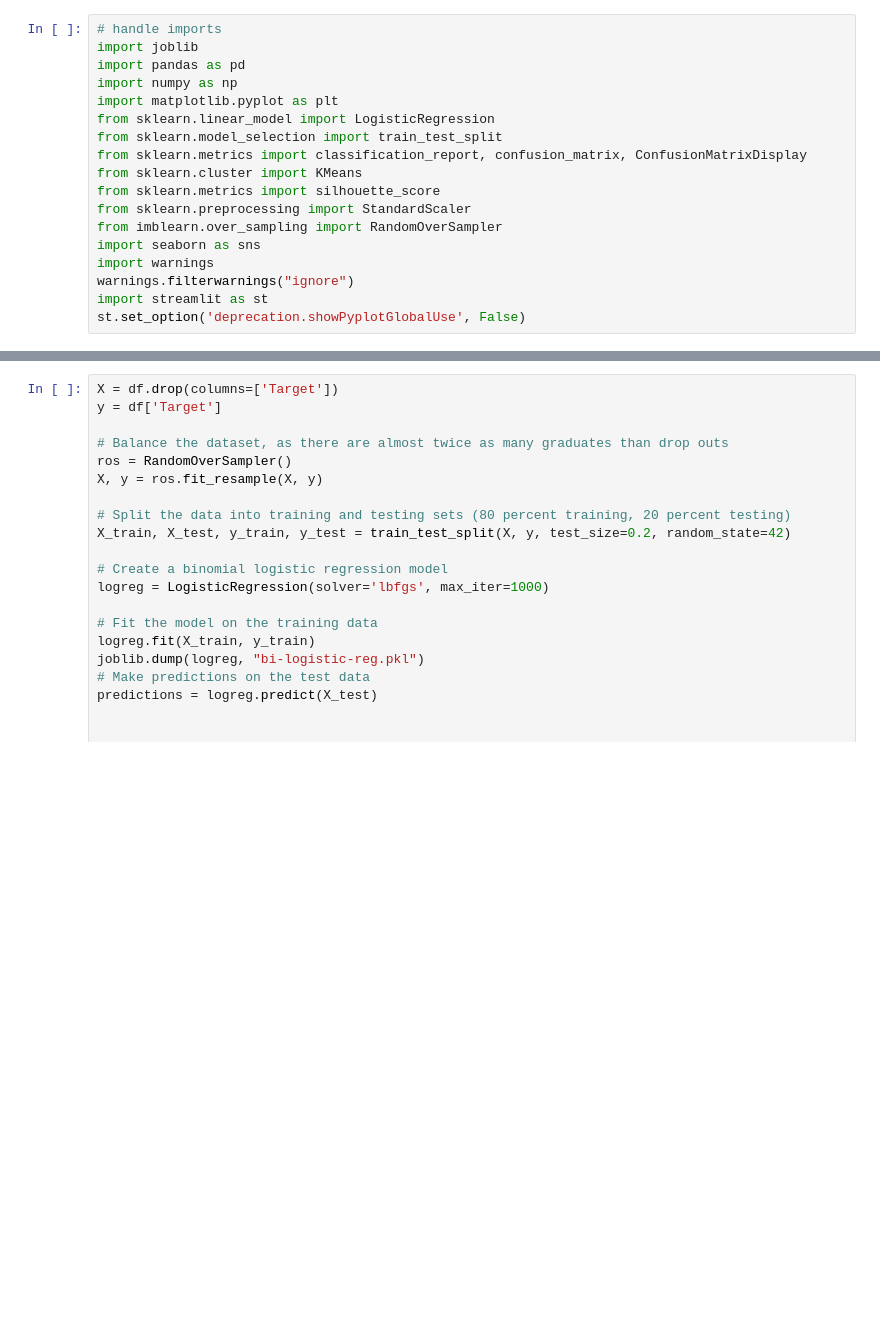
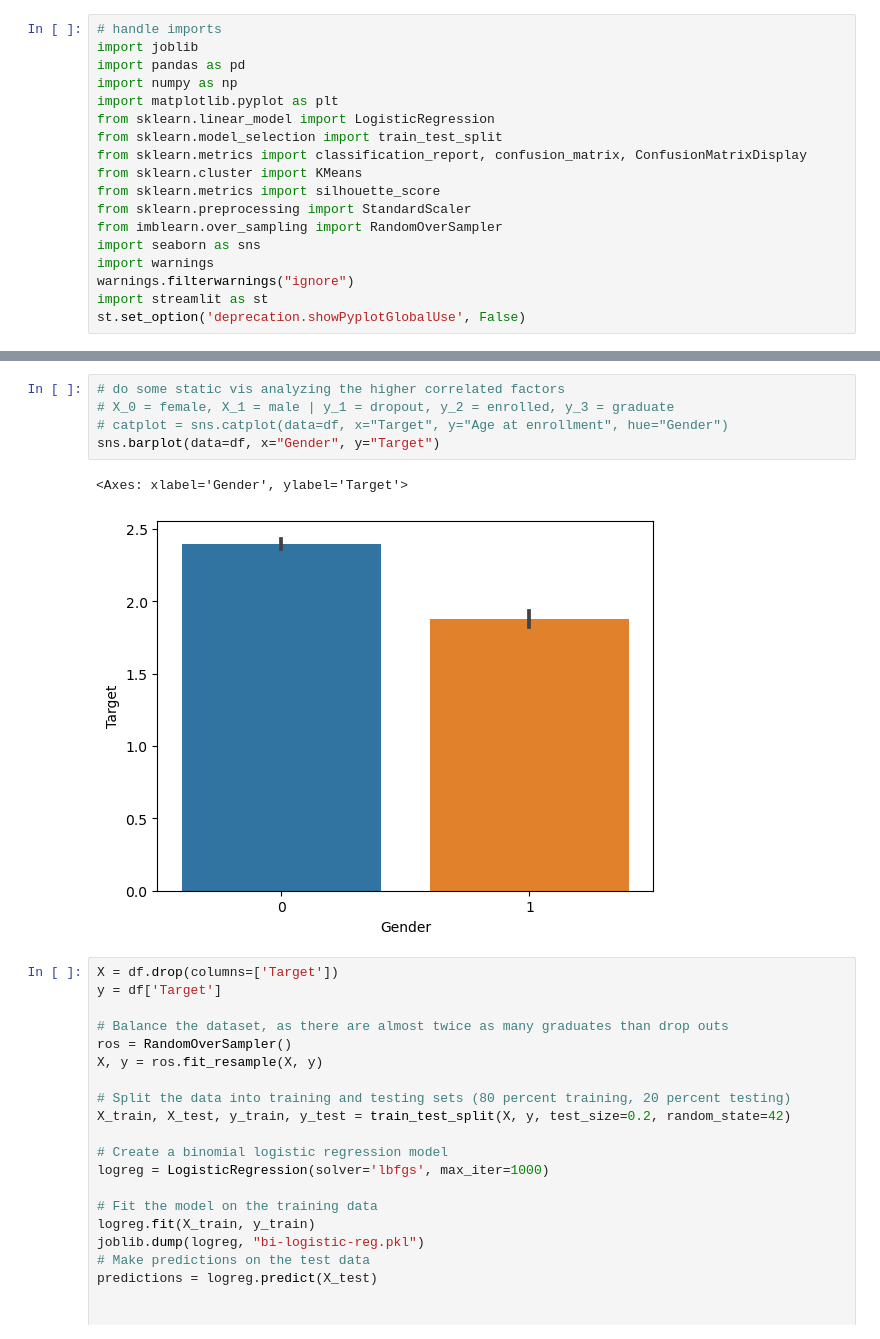
Before and after one commit to erin-le/ecs163-team-10, a Jupyter notebook: ml-models/logreg.ipynb, the cells around one changed output, grey strips where cells are left out. Cells and saved outputs as stored; diff of their text form; blank space fills up the shorter version.

```diff
--- a/ml-models/logreg.ipynb
+++ b/ml-models/logreg.ipynb
@@ -30,6 +32,14 @@ plt.figure(figsize = (15,10))
 heatmap = sns.heatmap(df.corr(), vmin=-1, vmax=1, center=0, annot=False, cmap= 'RdBu')
 # %% [output]
 [figure]
+# %%
+# do some static vis analyzing the higher correlated factors
+# X_0 = female, X_1 = male | y_1 = dropout, y_2 = enrolled, y_3 = graduate
+# catplot = sns.catplot(data=df, x="Target", y="Age at enrollment", hue="Gender")
+sns.barplot(data=df, x="Gender", y="Target")
+# %% [output]
+<Axes: xlabel='Gender', ylabel='Target'>
+[figure, added]
 # %%
 X = df.drop(columns=['Target'])
 y = df['Target']
```
Also changed, not shown: parts of 1 cell of this notebook.
